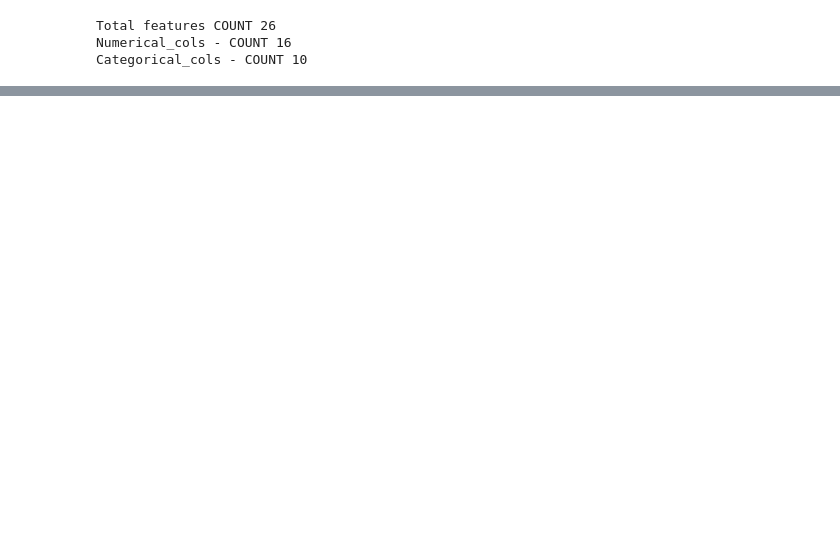
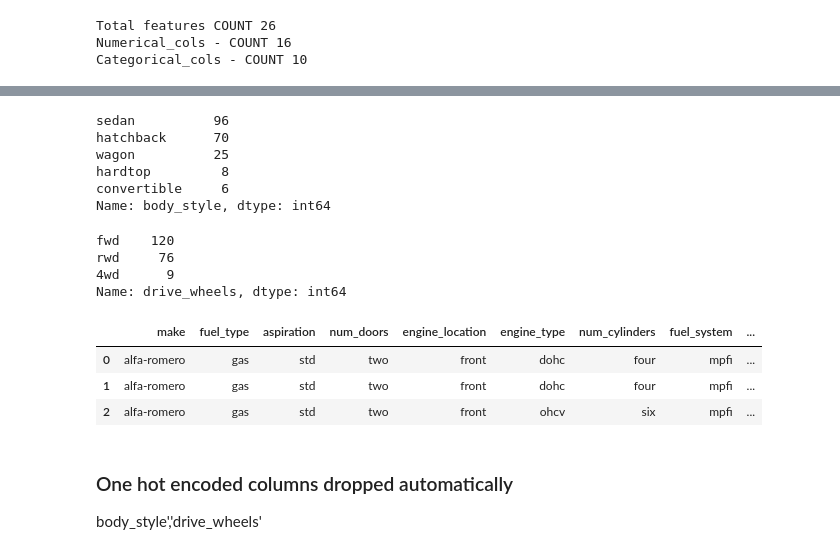
Before and after one commit to venkatesh-manikumar/Python_learnings, a Jupyter notebook: Preprocessing.ipynb, the cells around one changed output, grey strips where cells are left out. Cells and saved outputs as stored; diff of their text form; code cells hidden in the pictures; blank space fills up the shorter version.

```diff
--- a/Preprocessing.ipynb
+++ b/Preprocessing.ipynb
@@ -291,0 +309,2 @@ Categorical_cols - COUNT 10
+# %%
+raw = raw[categorical_cols].fillna({'num_doors':'four'})
@@ -291,0 +329,27 @@ Categorical_cols - COUNT 10
+# %%
+raw.body_style.value_counts()
+# %% [output]
+sedan          96
+hatchback      70
+wagon          25
+hardtop         8
+convertible     6
+Name: body_style, dtype: int64
+# %%
+raw.drive_wheels.value_counts()
+# %% [output]
+fwd    120
+rwd     76
+4wd      9
+Name: drive_wheels, dtype: int64
+# %%
+t_df = pd.get_dummies(raw , columns = ['body_style','drive_wheels'], prefix= ['body','drive'])
+pd.get_dummies(raw , columns = ['body_style','drive_wheels'], prefix= ['body','drive']).head(3)
+# %% [output]
+|  | make | fuel_type | aspiration | num_doors | engine_location | engine_type | num_cylinders | fuel_system | ... |
+| 0 | alfa-romero | gas | std | two | front | dohc | four | mpfi | ... |
+| 1 | alfa-romero | gas | std | two | front | dohc | four | mpfi | ... |
+| 2 | alfa-romero | gas | std | two | front | ohcv | six | mpfi | ... |
+# %% [markdown]
+### One hot encoded columns dropped automatically
+body_style','drive_wheels'
```
Also changed, not shown: parts of 14 cells of this notebook.
